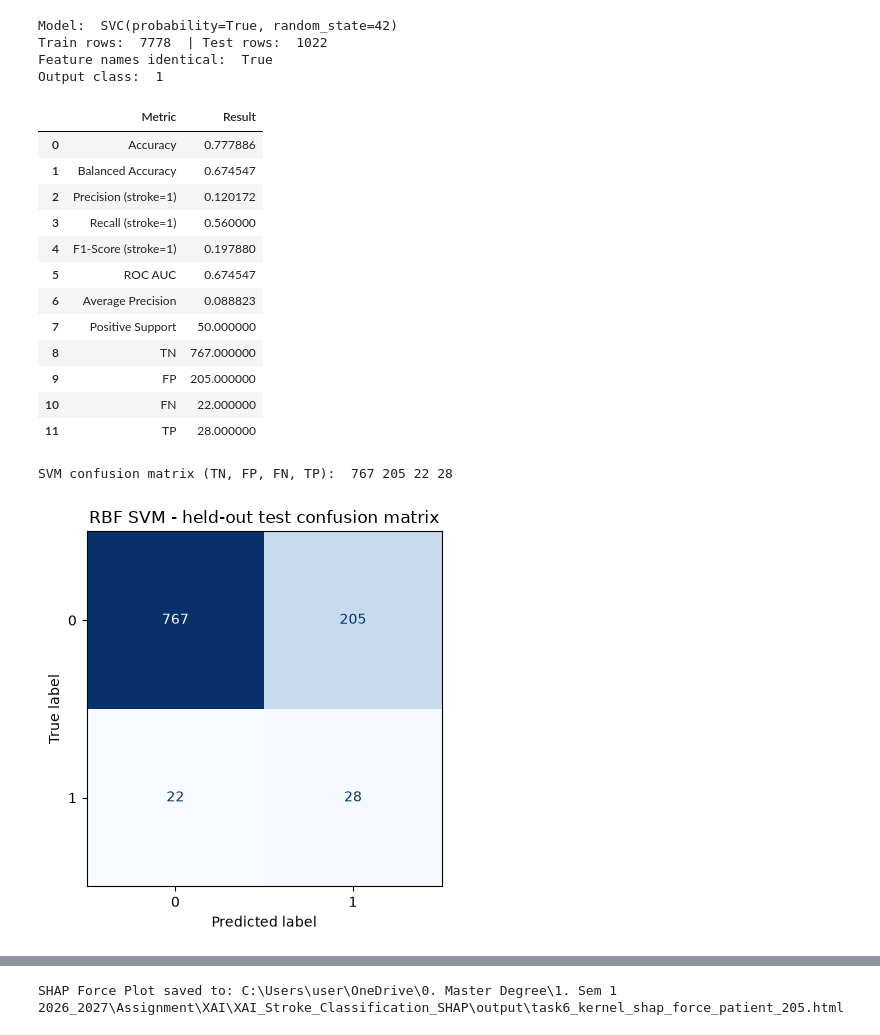
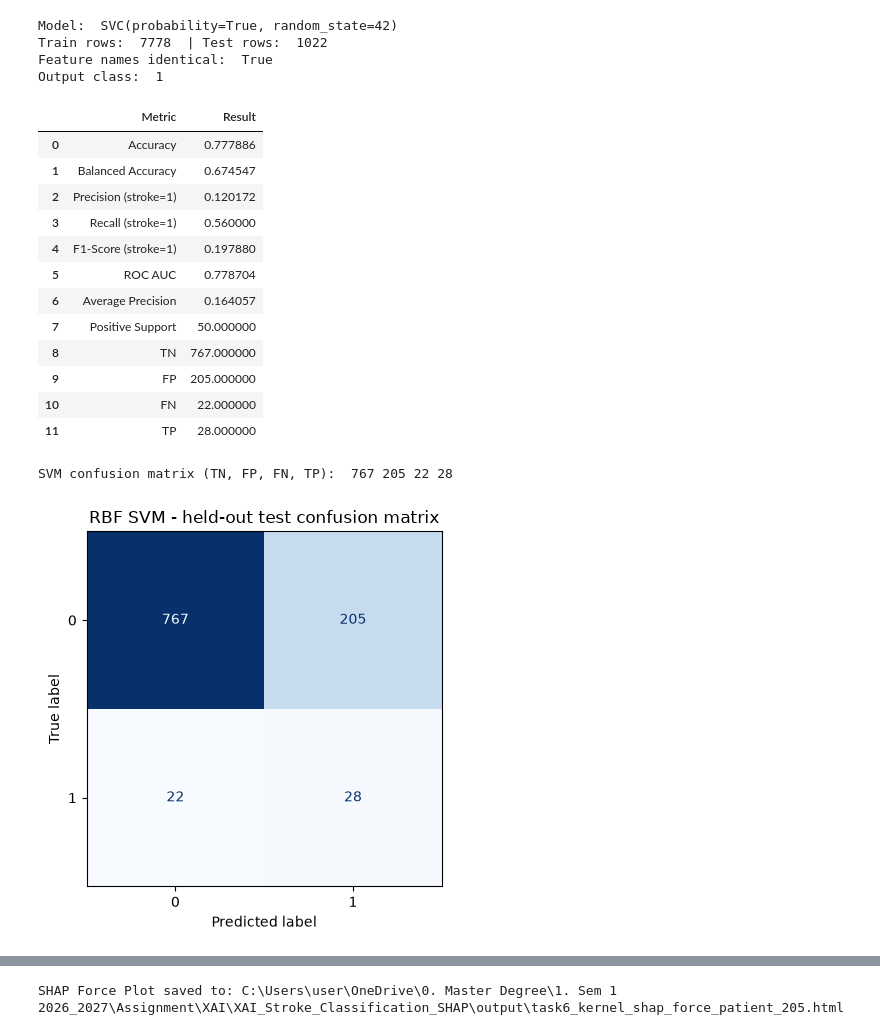
Before and after one commit to ChristineFJT/XAI_Stroke_Classification_SHAP, a Jupyter notebook: XAI_Stroke_Classification_SHAP/Stroke Classification and SHAP.ipynb, the cells around one changed output, grey strips where cells are left out. Cells and saved outputs as stored; diff of their text form; code cells hidden in the pictures.

```diff
--- a/XAI_Stroke_Classification_SHAP/Stroke Classification and SHAP.ipynb
+++ b/XAI_Stroke_Classification_SHAP/Stroke Classification and SHAP.ipynb
@@ -1153,40 +1153,40 @@ svm_prob = svm.predict_proba(X_test_svm)[:, svm_post_index]
 svm_tn, svm_fp, svm_fn, svm_tp = confusion_matrix(
     y_test, svm_pred, labels=[0, 1]
 ).ravel()
 
 svm_results = {
     "Accuracy": accuracy_score(y_test, svm_pred),
     "Balanced Accuracy": balanced_accuracy_score(y_test, svm_pred),
-    "Precision (stroke=1)": precision_score(y_test, svm_pred),
-    "Recall (stroke=1)": recall_score(y_test, svm_pred),
-    "F1-Score (stroke=1)": f1_score(y_test, svm_pred),
-    "ROC AUC": roc_auc_score(y_test, svm_pred),
-    "Average Precision": average_precision_score(y_test, svm_pred),
+    "Precision (stroke=1)": precision_score(y_test, svm_pred, zero_division=0),
+    "Recall (stroke=1)": recall_score(y_test, svm_pred, zero_division=0),
+    "F1-Score (stroke=1)": f1_score(y_test, svm_pred, zero_division=0),
+    "ROC AUC": roc_auc_score(y_test, svm_prob),
+    "Average Precision": average_precision_score(y_test, svm_prob),
     "Positive Support": int((y_test == 1).sum()),
     "TN": int(svm_tn), "FP": int(svm_fp),
     "FN": int(svm_fn), "TP": int(svm_tp)
 }
 
 display(pd.DataFrame({"Metric": list(svm_results), "Result": list(svm_results.values())}))
 print("SVM confusion matrix (TN, FP, FN, TP): ", svm_tn, svm_fp, svm_fn, svm_tp)
 
 fig, ax = plt.subplots(figsize=(5.5, 4.5))
 ConfusionMatrixDisplay.from_predictions(y_test, svm_pred, labels=[0, 1],
                                         ax=ax, cmap="Blues", colorbar=False)
 
 ax.set_title("RBF SVM - held-out test confusion matrix")
 fig.tight_layout()
 fig.savefig(OUT / "task6_svm_confusion.png", dpi=220, bbox_inches="tight")
 plt.show()
 # %% [output]
 |  | Metric | Result |
 | 0 | Accuracy | 0.777886 |
 | 1 | Balanced Accuracy | 0.674547 |
 | 2 | Precision (stroke=1) | 0.120172 |
 | 3 | Recall (stroke=1) | 0.560000 |
 | 4 | F1-Score (stroke=1) | 0.197880 |
-| 5 | ROC AUC | 0.674547 |
-| 6 | Average Precision | 0.088823 |
+| 5 | ROC AUC | 0.778704 |
+| 6 | Average Precision | 0.164057 |
 | 7 | Positive Support | 50.000000 |
 | 8 | TN | 767.000000 |
 | 9 | FP | 205.000000 |
```
Also changed, not shown: parts of 12 cells of this notebook, 11 other files.
